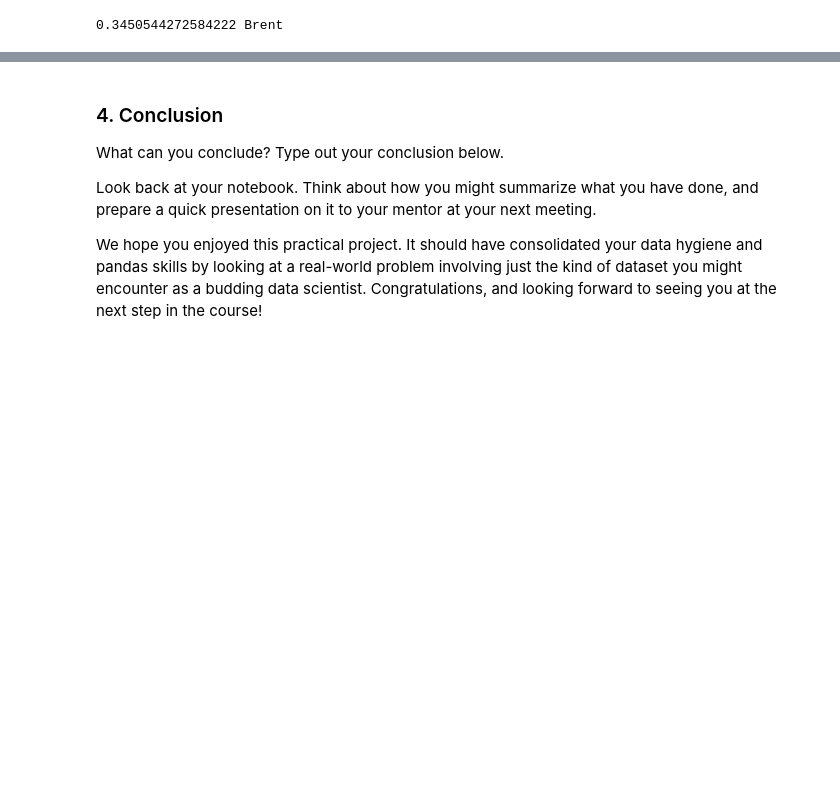
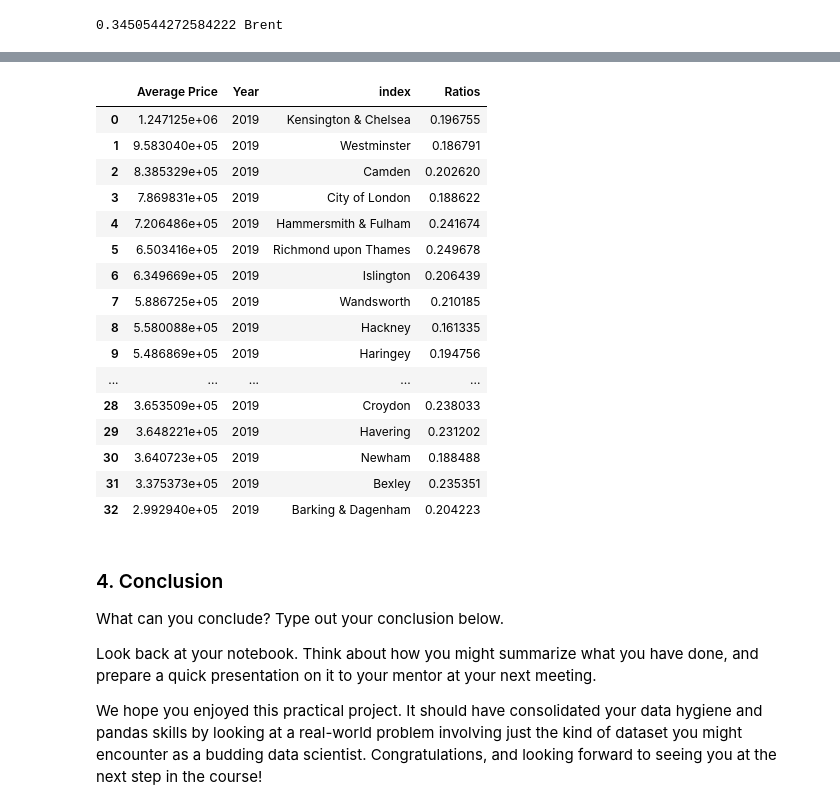
Before and after one commit to dannydhkim/Springboard, a Jupyter notebook: Units/Unit 4/Unit 4 Challenge - Tier 3.ipynb, the cells around one changed output, grey strips where cells are left out. Drawn from its saved outputs; the diff is of its cells as text; code cells hidden in the pictures; blank space fills up the shorter version.

```diff
--- a/Unit 4 Challenge - Tier 3.ipynb
+++ b/Units/Unit 4/Unit 4 Challenge - Tier 3.ipynb
@@ -265,3 +265,13 @@ greatest_ratio(1998, 2018)
 greatest_ratio(2000, 2020)
 # %% [output]
 0.3450544272584222 Brent
+# %%
+cities = list(cleaned_properties['Cities'].unique())
+AveragePrice2019 = cleaned_properties[cleaned_properties['Year'] == 2019].groupby('Cities').mean().sort_values('Average Price', ascending=False)
+# %%
+ratios = {}
+for city in cities:
+    ratios.update({city : create_price_ratio(cleaned_properties, city, 1998, 2018)})
+# %%
+Ratio_2018= pd.DataFrame(ratios, index=["Ratios"]).T
+Ratio_2018 = Ratio_2018.reset_index()
@@ -268,3 +298,23 @@ greatest_ratio(2000, 2020)
+# %%
+AveragePrice2019.merge(Ratio_2018, left_on= "Cities", right_on="index")
+# %% [output]
+|  | Average Price | Year | index | Ratios |
+| 0 | 1.247125e+06 | 2019 | Kensington & Chelsea | 0.196755 |
+| 1 | 9.583040e+05 | 2019 | Westminster | 0.186791 |
+| 2 | 8.385329e+05 | 2019 | Camden | 0.202620 |
+| 3 | 7.869831e+05 | 2019 | City of London | 0.188622 |
+| 4 | 7.206486e+05 | 2019 | Hammersmith & Fulham | 0.241674 |
+| 5 | 6.503416e+05 | 2019 | Richmond upon Thames | 0.249678 |
+| 6 | 6.349669e+05 | 2019 | Islington | 0.206439 |
+| 7 | 5.886725e+05 | 2019 | Wandsworth | 0.210185 |
+| 8 | 5.580088e+05 | 2019 | Hackney | 0.161335 |
+| 9 | 5.486869e+05 | 2019 | Haringey | 0.194756 |
+| ... | ... | ... | ... | ... |
+| 28 | 3.653509e+05 | 2019 | Croydon | 0.238033 |
+| 29 | 3.648221e+05 | 2019 | Havering | 0.231202 |
+| 30 | 3.640723e+05 | 2019 | Newham | 0.188488 |
+| 31 | 3.375373e+05 | 2019 | Bexley | 0.235351 |
+| 32 | 2.992940e+05 | 2019 | Barking & Dagenham | 0.204223 |
 # %% [markdown]
 ### 4. Conclusion
 What can you conclude? Type out your conclusion below.
```
Also changed, not shown: parts of 1 cell of this notebook, 3 other files.
